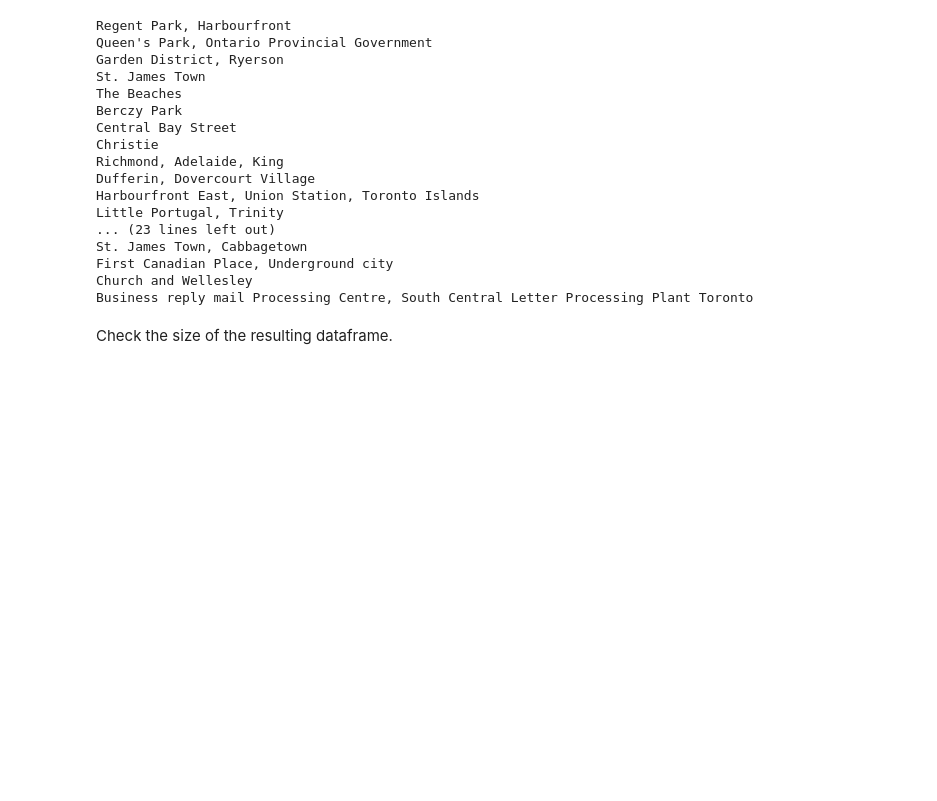
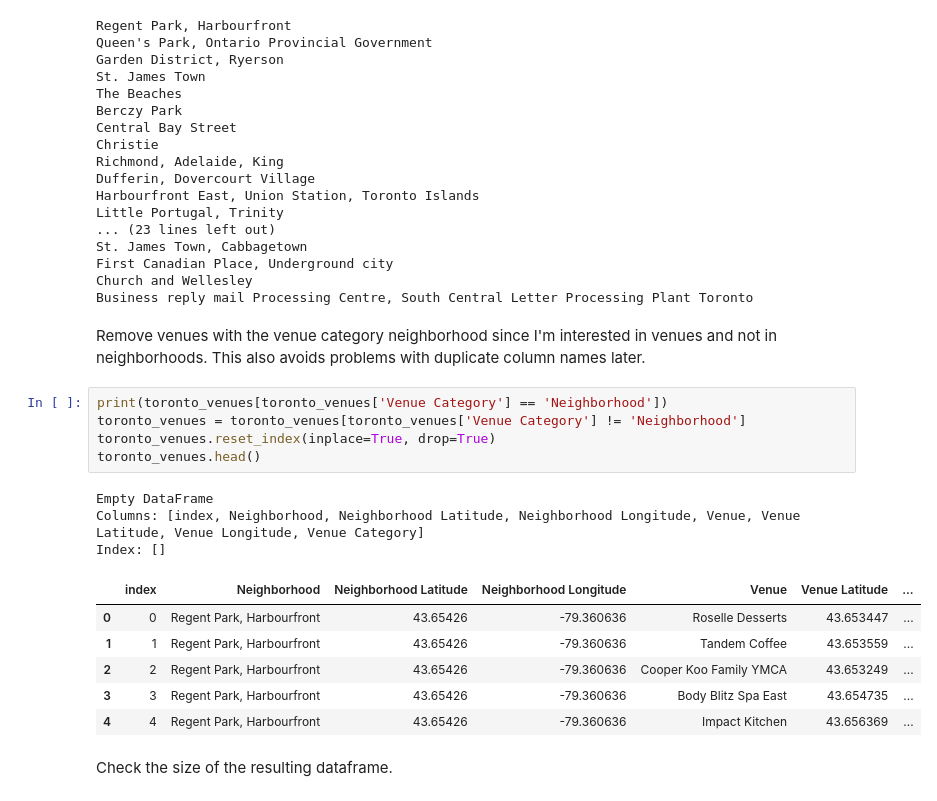
Before and after one commit to jodietrich/Coursera_Capstone, a Jupyter notebook: toronto_segmenting_and_clustering.ipynb, the cells around one changed output. Cells and saved outputs as stored; diff of their text form; blank space fills up the shorter version.

```diff
--- a/toronto_segmenting_and_clustering.ipynb
+++ b/toronto_segmenting_and_clustering.ipynb
@@ -339,6 +339,23 @@ St. James Town, Cabbagetown
 First Canadian Place, Underground city
 Church and Wellesley
 Business reply mail Processing Centre, South Central Letter Processing Plant Toronto
+# %% [markdown]
+Remove venues with the venue category neighborhood since I'm interested in venues and not in neighborhoods. This also avoids problems with duplicate column names later.
+# %%
+print(toronto_venues[toronto_venues['Venue Category'] == 'Neighborhood'])
+toronto_venues = toronto_venues[toronto_venues['Venue Category'] != 'Neighborhood']
+toronto_venues.reset_index(inplace=True, drop=True)
+toronto_venues.head()
+# %% [output]
+Empty DataFrame
+Columns: [index, Neighborhood, Neighborhood Latitude, Neighborhood Longitude, Venue, Venue Latitude, Venue Longitude, Venue Category]
+Index: []
+|  | index | Neighborhood | Neighborhood Latitude | Neighborhood Longitude | Venue | Venue Latitude | ... |
+| 0 | 0 | Regent Park, Harbourfront | 43.65426 | -79.360636 | Roselle Desserts | 43.653447 | ... |
+| 1 | 1 | Regent Park, Harbourfront | 43.65426 | -79.360636 | Tandem Coffee | 43.653559 | ... |
+| 2 | 2 | Regent Park, Harbourfront | 43.65426 | -79.360636 | Cooper Koo Family YMCA | 43.653249 | ... |
+| 3 | 3 | Regent Park, Harbourfront | 43.65426 | -79.360636 | Body Blitz Spa East | 43.654735 | ... |
+| 4 | 4 | Regent Park, Harbourfront | 43.65426 | -79.360636 | Impact Kitchen | 43.656369 | ... |
 # %% [markdown]
 Check the size of the resulting dataframe.
 # %%
```
Also changed, not shown: parts of 16 cells of this notebook.
